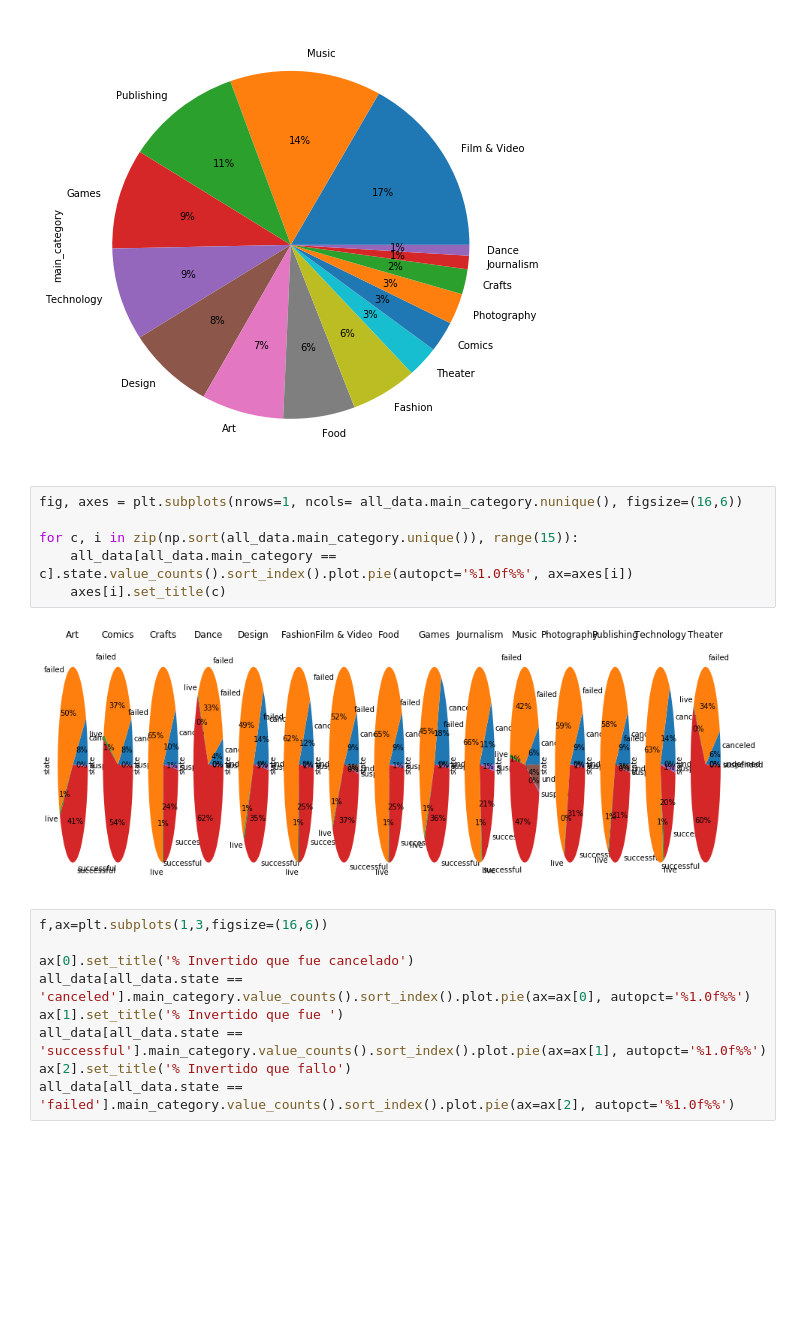
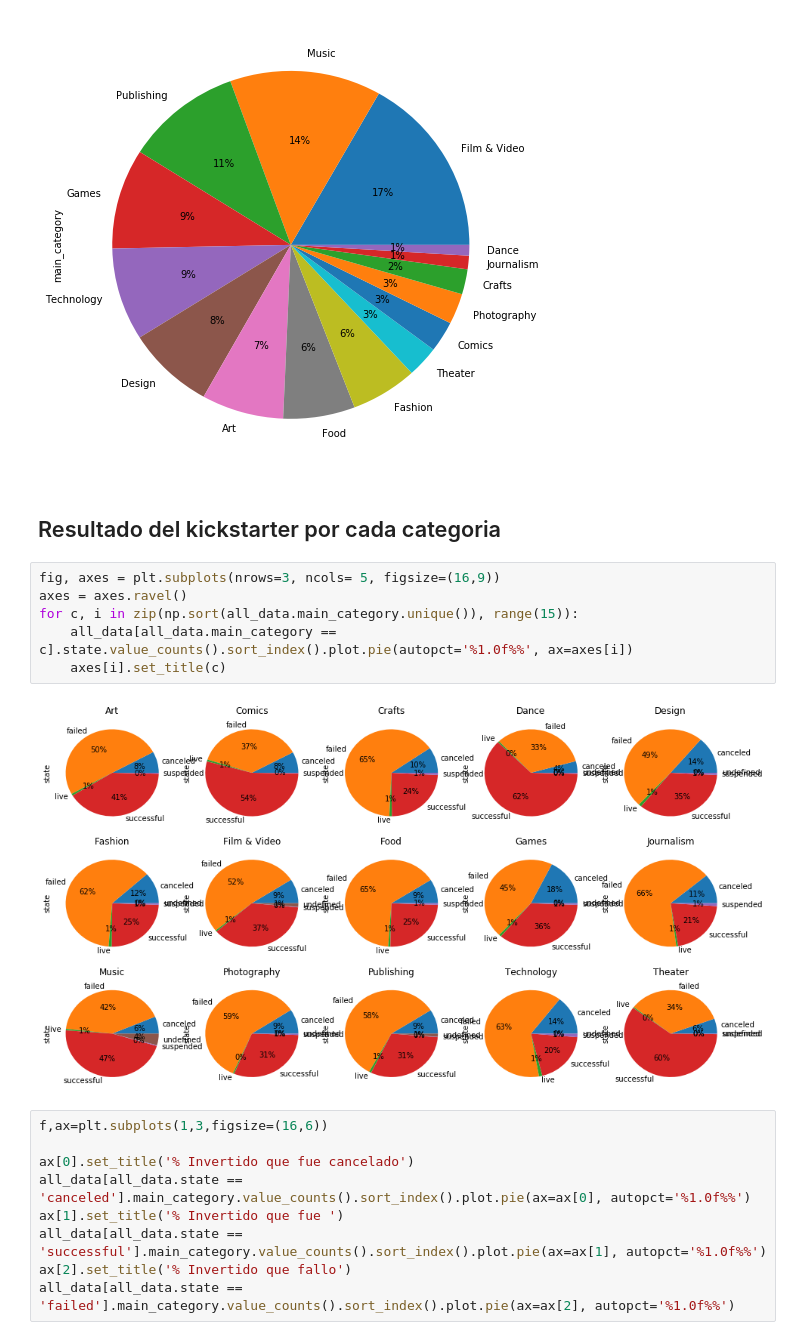
Before and after one commit to fedehenzenn/ml-grupohpz, a Jupyter notebook: tp1_exploration.ipynb, the cells around one changed output. Drawn from its saved outputs; the diff is of its cells as text; blank space fills up the shorter version.

```diff
--- a/tp1_exploration.ipynb
+++ b/tp1_exploration.ipynb
@@ -121,14 +123,16 @@ all_data.main_category.value_counts().plot.pie(autopct='%1.0f%%', figsize=(8,8))
 # %% [output]
 <matplotlib.axes._subplots.AxesSubplot at 0x...>
 [figure]
+# %% [markdown]
+## Resultado del kickstarter por cada categoria
 # %%
-fig, axes = plt.subplots(nrows=1, ncols= all_data.main_category.nunique(), figsize=(16,6))
-
+fig, axes = plt.subplots(nrows=3, ncols= 5, figsize=(16,9))
+axes = axes.ravel()
 for c, i in zip(np.sort(all_data.main_category.unique()), range(15)):
     all_data[all_data.main_category == c].state.value_counts().sort_index().plot.pie(autopct='%1.0f%%', ax=axes[i])
     axes[i].set_title(c)
 # %% [output]
-[figure, old version]
+[figure, new version]
 # %%
 f,ax=plt.subplots(1,3,figsize=(16,6))
 
```
Also changed, not shown: parts of 4 cells of this notebook.
